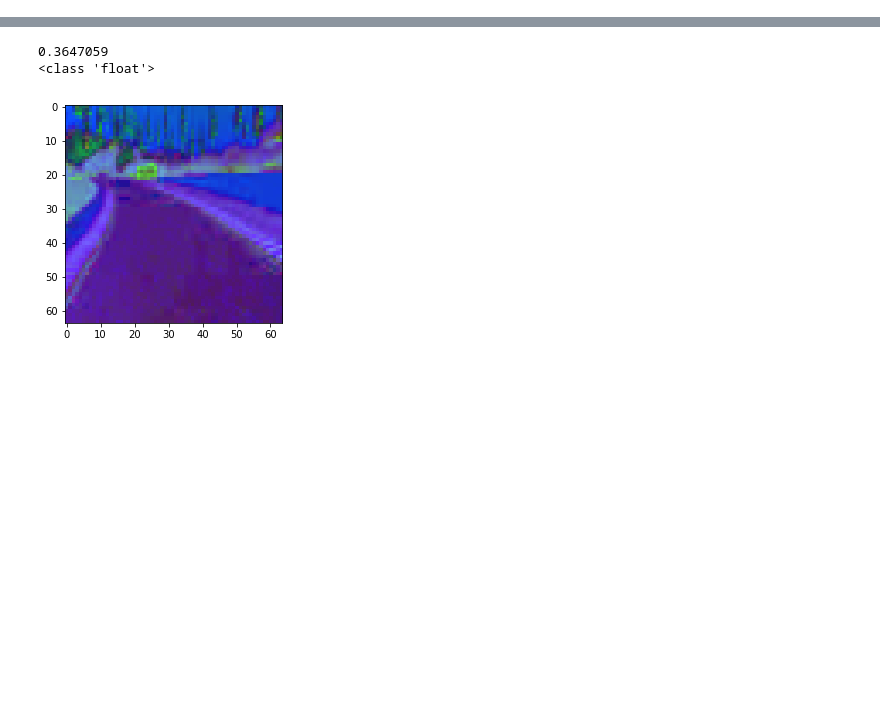
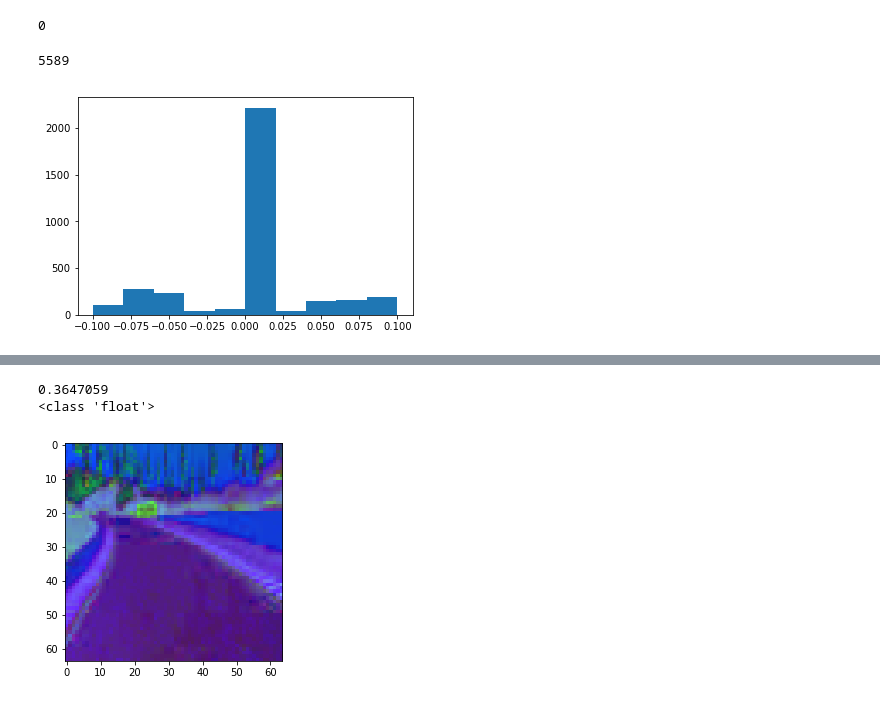
Before and after one commit to Rxmeez/SDCND-1-BehaviorialCloning, a Jupyter notebook: Behaviorial-Cloning-Model.ipynb, the cells around one changed output, grey strips where cells are left out. Cells and saved outputs as stored; diff of their text form; code cells hidden in the pictures; blank space fills up the shorter version.

```diff
--- a/Behaviorial-Cloning-Model.ipynb
+++ b/Behaviorial-Cloning-Model.ipynb
@@ -45,6 +45,17 @@ def aug_brightness(image):
     image = np.array(image, dtype = np.uint8)
     image = cv2.cvtColor(image,cv2.COLOR_HSV2RGB)
     return image
+# %%
+def preprocess(image, angle):
+    rand_flip = np.random.randint(2)
+    image = aug_brightness(image)
+    if rand_flip == 1:
+        image, angle = flip_vertical(image, angle)
+    image = crop_resize(image)
+    return image, angle
+np.random.randint(2)
+# %% [output]
+0
 # %%
 samples = []
 with open('./data/driving_log.csv') as csvfile:
@@ -53,4 +66,17 @@ with open('./data/driving_log.csv') as csvfile:
         samples.append(line)
+# %%
+print(len(samples))
+# %% [output]
+5589
+# %%
+lines = []
+for line in range(len(samples)):
+    lines.append(float(samples[line][3]))
+# %%
+plt.hist(lines, bins=10, range=[-0.1, 0.1])
+plt.show()
+# %% [output]
+[figure, added]
 # %%
 print(len(samples))
 # %% [output]
```
Also changed, not shown: parts of 7 cells of this notebook, 3 other files.
